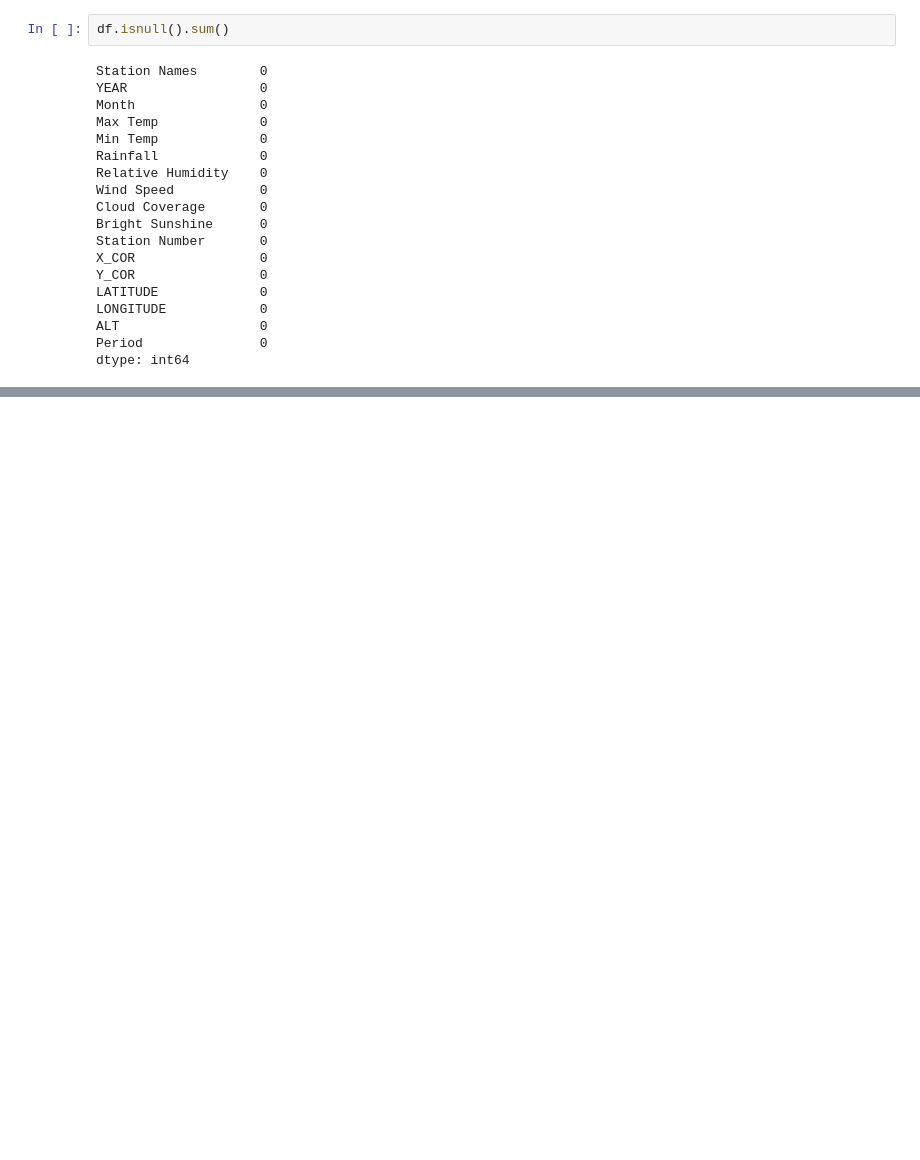
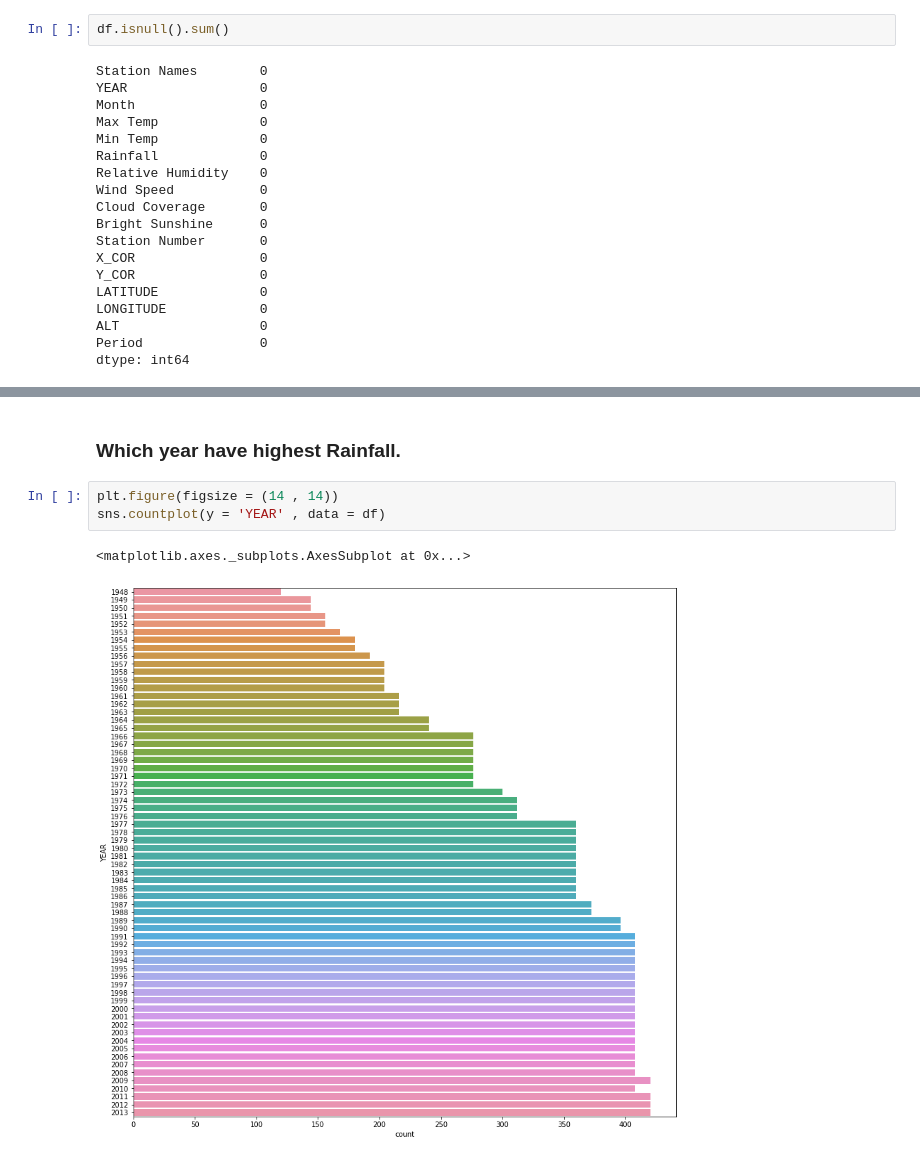
Before and after one commit to LIMON100/Rainfall-in-Bangladesh, a Jupyter notebook: EDA.ipynb, the cells around one changed output, grey strips where cells are left out. Saved outputs shown, nothing was run; the diff lists cells and outputs as text; blank space fills up the shorter version.

```diff
--- a/EDA.ipynb
+++ b/EDA.ipynb
@@ -51,0 +52,8 @@ dtype: int64
+# %% [markdown]
+### Which year have highest Rainfall.
+# %%
+plt.figure(figsize = (14 , 14))
+sns.countplot(y = 'YEAR' , data = df)
+# %% [output]
+<matplotlib.axes._subplots.AxesSubplot at 0x...>
+[figure, added]
```
Also changed, not shown: parts of 5 cells of this notebook.
